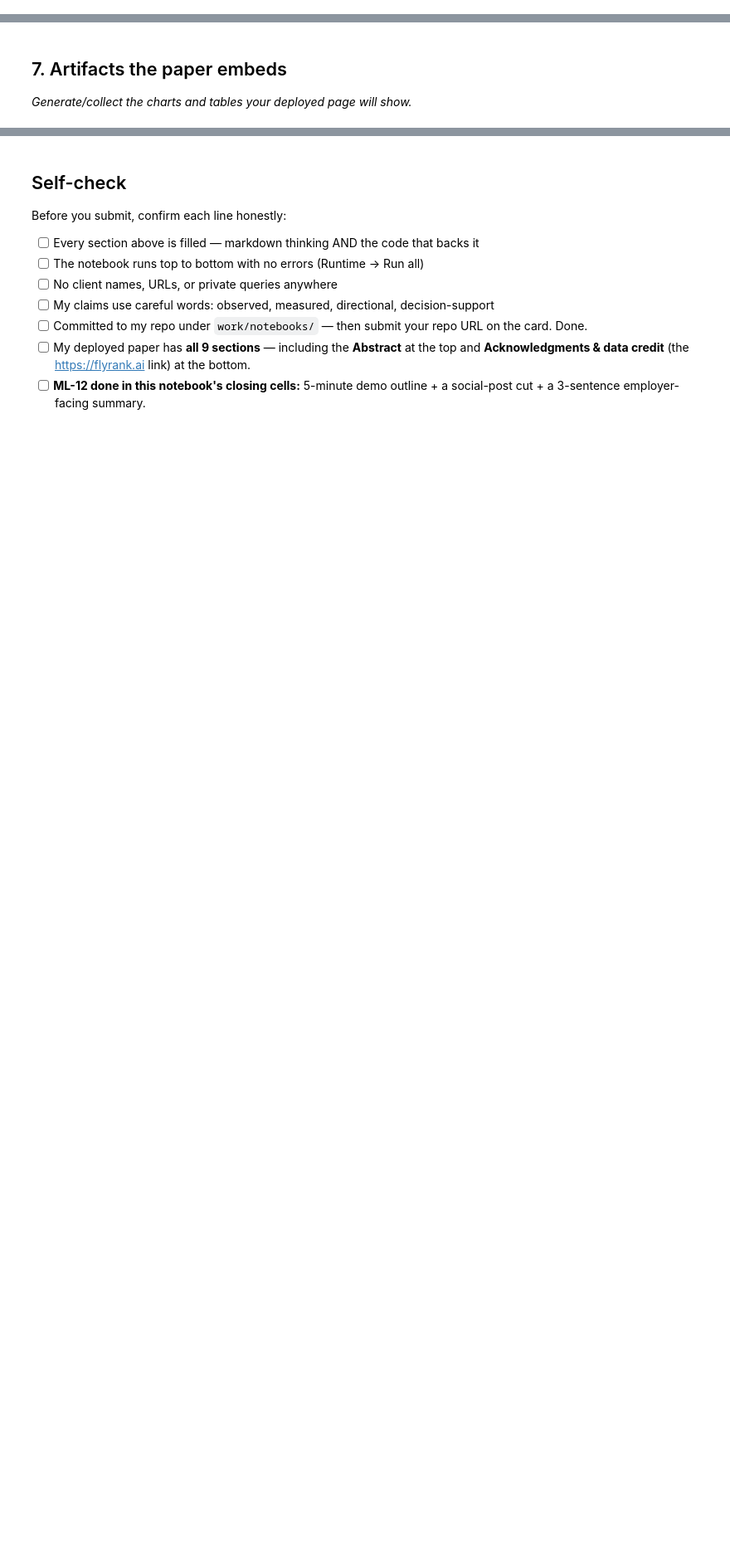
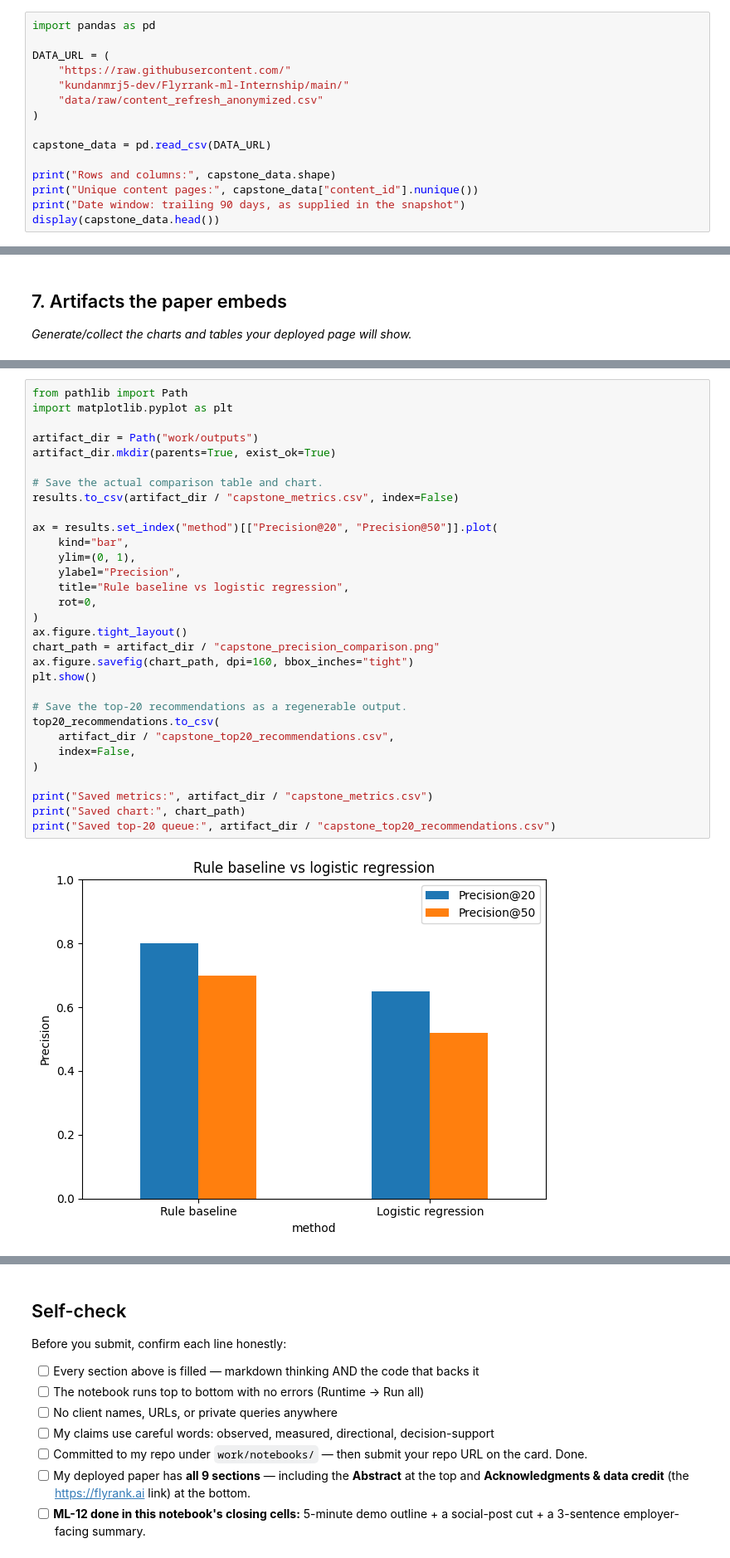
Before and after one commit to kundanmrj5-dev/Flyrrank-ml-Internship, a Jupyter notebook: work/notebooks/capstone.ipynb, the cells around one changed output, grey strips where cells are left out. Shown at 83% size. Drawn from its saved outputs; the diff is of its cells as text; blank space fills up the shorter version.

```diff
--- a/work/notebooks/capstone.ipynb
+++ b/work/notebooks/capstone.ipynb
@@ -16,0 +23,15 @@ This skeleton is yours to fill. Work the sections **in order** — each one has
+# %%
+import pandas as pd
+
+DATA_URL = (
+    "https://raw.githubusercontent.com/"
+    "kundanmrj5-dev/Flyrrank-ml-Internship/main/"
+    "data/raw/content_refresh_anonymized.csv"
+)
+
+capstone_data = pd.read_csv(DATA_URL)
+
+print("Rows and columns:", capstone_data.shape)
+print("Unique content pages:", capstone_data["content_id"].nunique())
+print("Date window: trailing 90 days, as supplied in the snapshot")
+display(capstone_data.head())
@@ -36,0 +273,33 @@ This skeleton is yours to fill. Work the sections **in order** — each one has
+# %%
+from pathlib import Path
+import matplotlib.pyplot as plt
+
+artifact_dir = Path("work/outputs")
+artifact_dir.mkdir(parents=True, exist_ok=True)
+
+# Save the actual comparison table and chart.
+results.to_csv(artifact_dir / "capstone_metrics.csv", index=False)
+
+ax = results.set_index("method")[["Precision@20", "Precision@50"]].plot(
+    kind="bar",
+    ylim=(0, 1),
+    ylabel="Precision",
+    title="Rule baseline vs logistic regression",
+    rot=0,
+)
+ax.figure.tight_layout()
+chart_path = artifact_dir / "capstone_precision_comparison.png"
+ax.figure.savefig(chart_path, dpi=160, bbox_inches="tight")
+plt.show()
+
+# Save the top-20 recommendations as a regenerable output.
+top20_recommendations.to_csv(
+    artifact_dir / "capstone_top20_recommendations.csv",
+    index=False,
+)
+
+print("Saved metrics:", artifact_dir / "capstone_metrics.csv")
+print("Saved chart:", chart_path)
+print("Saved top-20 queue:", artifact_dir / "capstone_top20_recommendations.csv")
+# %% [output]
+[figure, added]
```
Also changed, not shown: parts of 12 cells of this notebook.
